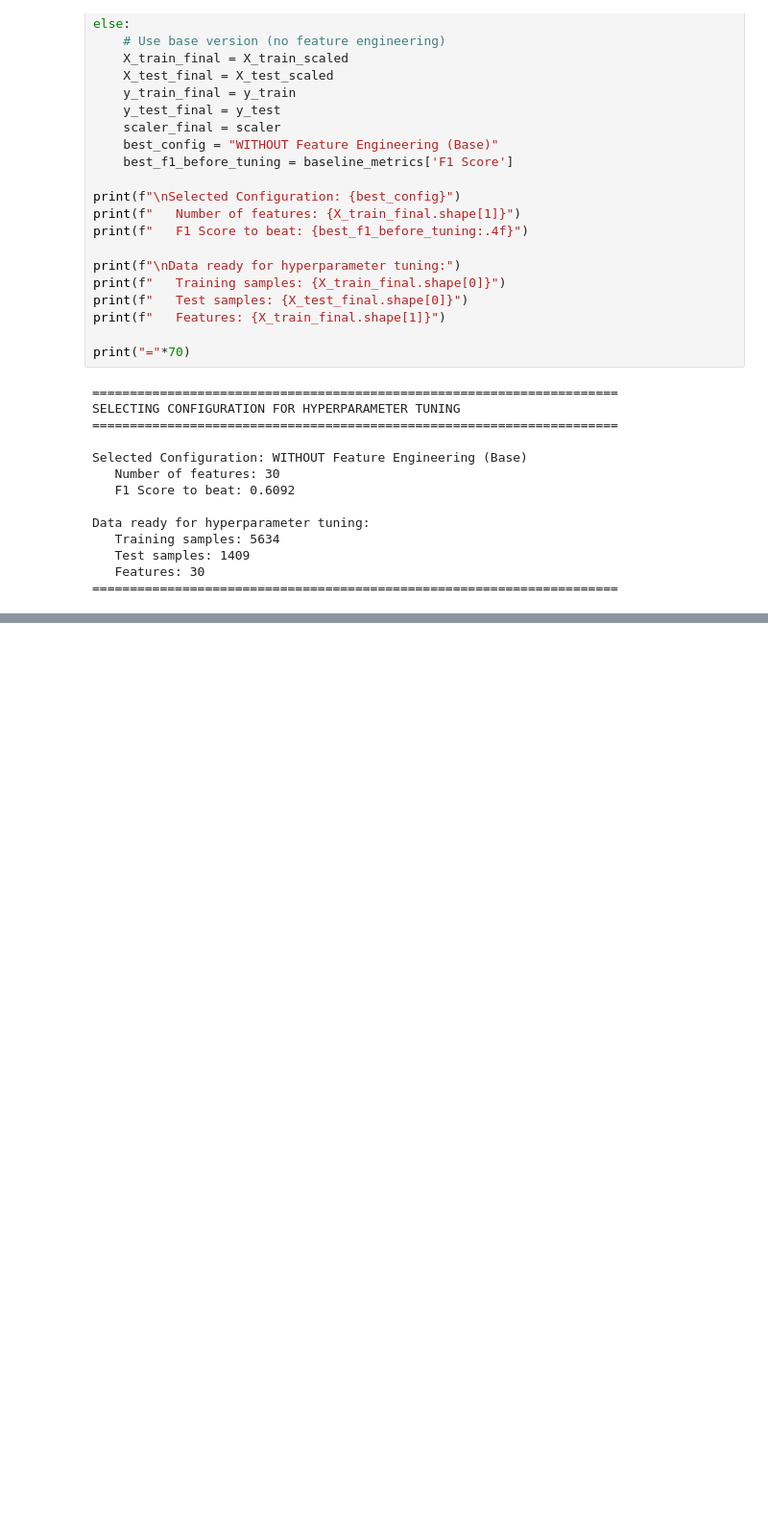
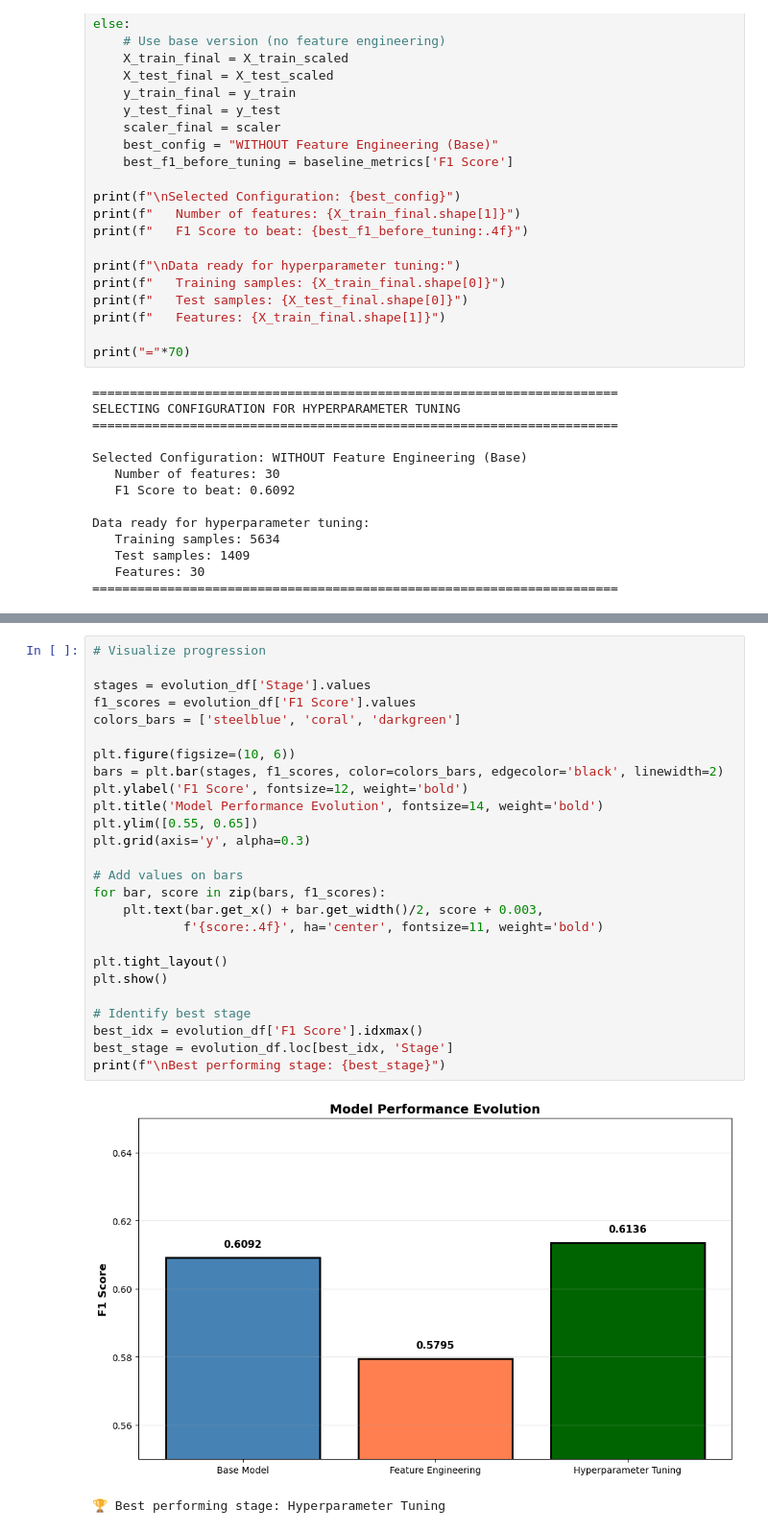
Before and after one commit to MyatPhoneM/mldp-project, a Jupyter notebook: MLDP Program Codes Submission Template.ipynb, the cells around one changed output, grey strips where cells are left out. Shown at 96% size. Cells and saved outputs as stored; diff of their text form; blank space fills up the shorter version.

```diff
--- a/MLDP Program Codes Submission Template.ipynb
+++ b/MLDP Program Codes Submission Template.ipynb
@@ -2182,0 +2634,29 @@ Data ready for hyperparameter tuning:
+# %%
+# Visualize progression
+
+stages = evolution_df['Stage'].values
+f1_scores = evolution_df['F1 Score'].values
+colors_bars = ['steelblue', 'coral', 'darkgreen']
+
+plt.figure(figsize=(10, 6))
+bars = plt.bar(stages, f1_scores, color=colors_bars, edgecolor='black', linewidth=2)
+plt.ylabel('F1 Score', fontsize=12, weight='bold')
+plt.title('Model Performance Evolution', fontsize=14, weight='bold')
+plt.ylim([0.55, 0.65])
+plt.grid(axis='y', alpha=0.3)
+
+# Add values on bars
+for bar, score in zip(bars, f1_scores):
+    plt.text(bar.get_x() + bar.get_width()/2, score + 0.003,
+            f'{score:.4f}', ha='center', fontsize=11, weight='bold')
+
+plt.tight_layout()
+plt.show()
+
+# Identify best stage
+best_idx = evolution_df['F1 Score'].idxmax()
+best_stage = evolution_df.loc[best_idx, 'Stage']
+print(f"\nBest performing stage: {best_stage}")
+# %% [output]
+[figure, added]
+🏆 Best performing stage: Hyperparameter Tuning
```
Also changed, not shown: parts of 35 cells of this notebook.
